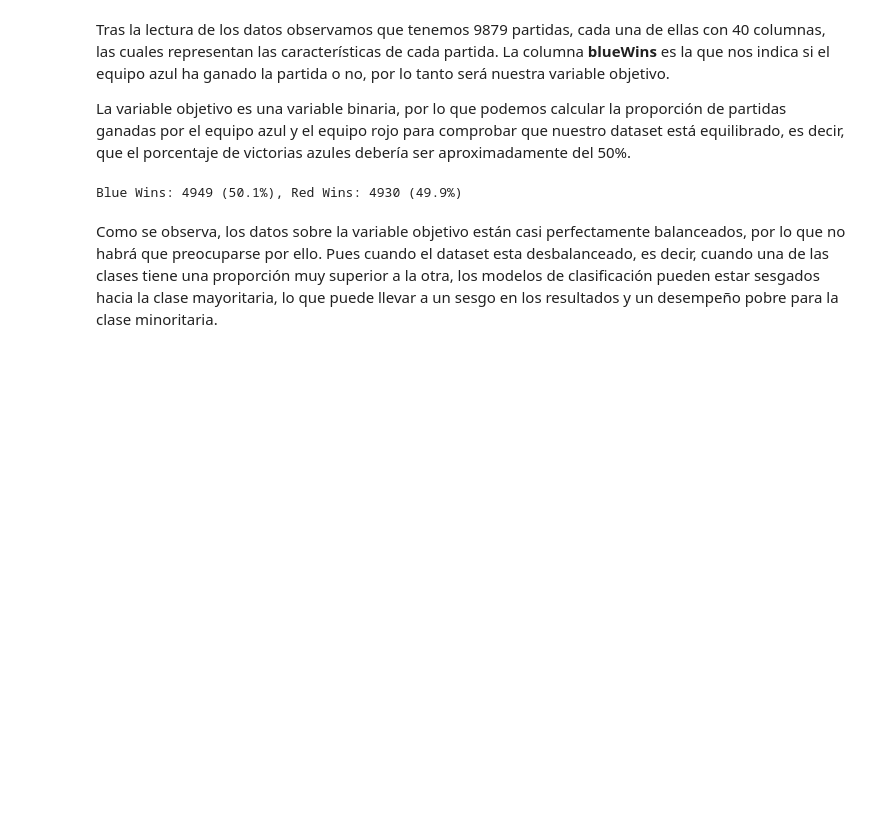
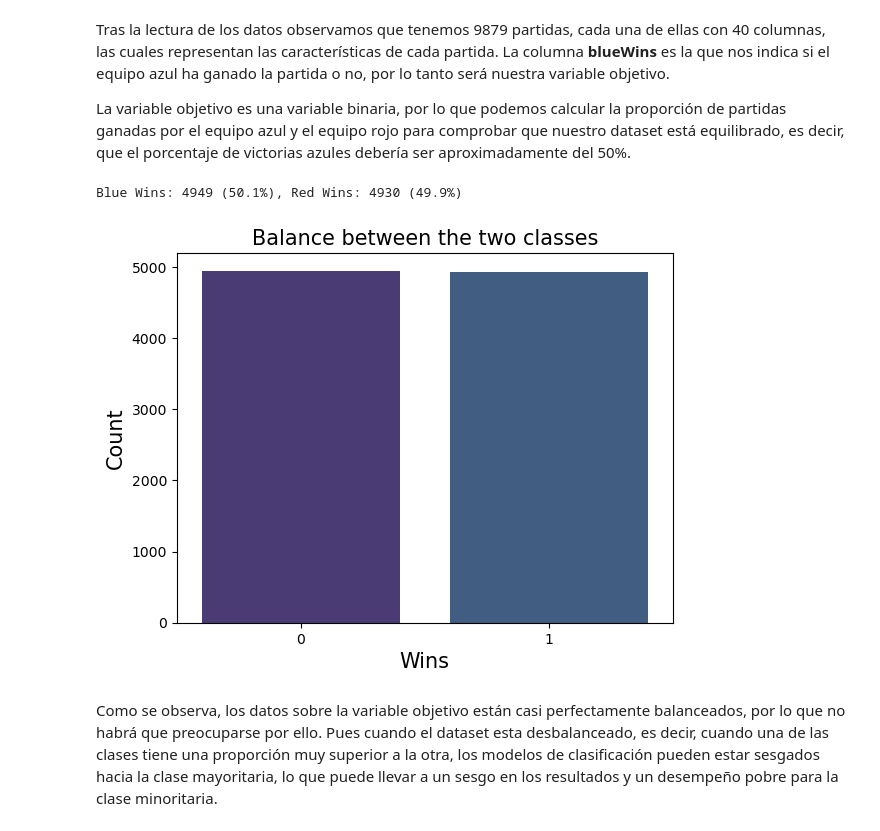
Before and after one commit to 0J0P0/Machine-Learning-Project, a Jupyter notebook: project.ipynb, the cells around one changed output. Drawn from its saved outputs; the diff is of its cells as text; code cells hidden in the pictures; blank space fills up the shorter version.

```diff
--- a/project.ipynb
+++ b/project.ipynb
@@ -116,7 +93,16 @@ fig.write_image("Figures/2.1_target_v_balance.png")
-# %%
-print('Blue Wins: {} ({}%), Red Wins: {} ({}%)'.format(W,round(100*W/(W+L),2),L,round(100*L/(W+L),2)))
-# %% [output]
-Blue Wins: 4949 (50.1%), Red Wins: 4930 (49.9%)
+# %%
+# W is the number of blue wins, L is the number of red wins
+W, L = dataset['blueWins'].value_counts()
+
+plt.title('Balance between the two classes', fontsize=15)
+sns.countplot(x='blueWins', data=dataset)
+plt.xlabel('Wins', fontsize=15)
+plt.ylabel('Count', fontsize=15)
+sns.set_palette("viridis")
+print('Blue Wins: {} ({}%), Red Wins: {} ({}%)'.format(W,round(100*W/(W+L),2),L,round(100*L/(W+L),2)))
+# %% [output]
+Blue Wins: 4949 (50.1%), Red Wins: 4930 (49.9%)
+[figure, added]
 # %% [markdown]
 Como se observa, los datos sobre la variable objetivo están casi perfectamente balanceados, por lo que no habrá que preocuparse por ello. Pues cuando el dataset esta desbalanceado, es decir, cuando una de las clases tiene una proporción muy superior a la otra, los modelos de clasificación pueden estar sesgados hacia la clase mayoritaria, lo que puede llevar a un sesgo en los resultados y un desempeño pobre para la clase minoritaria.
 # %% [markdown]
```
Also changed, not shown: parts of 31 cells of this notebook.
